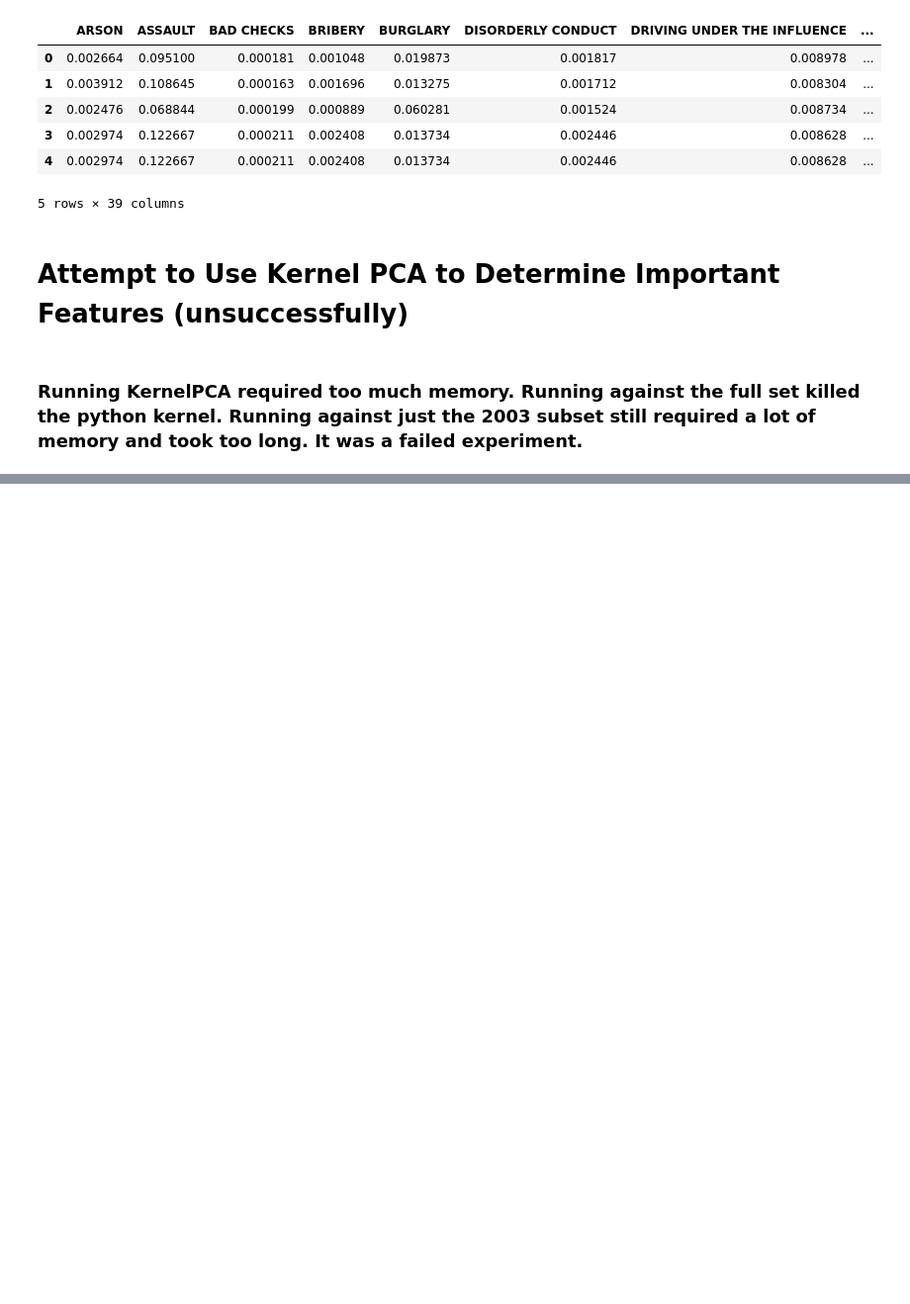
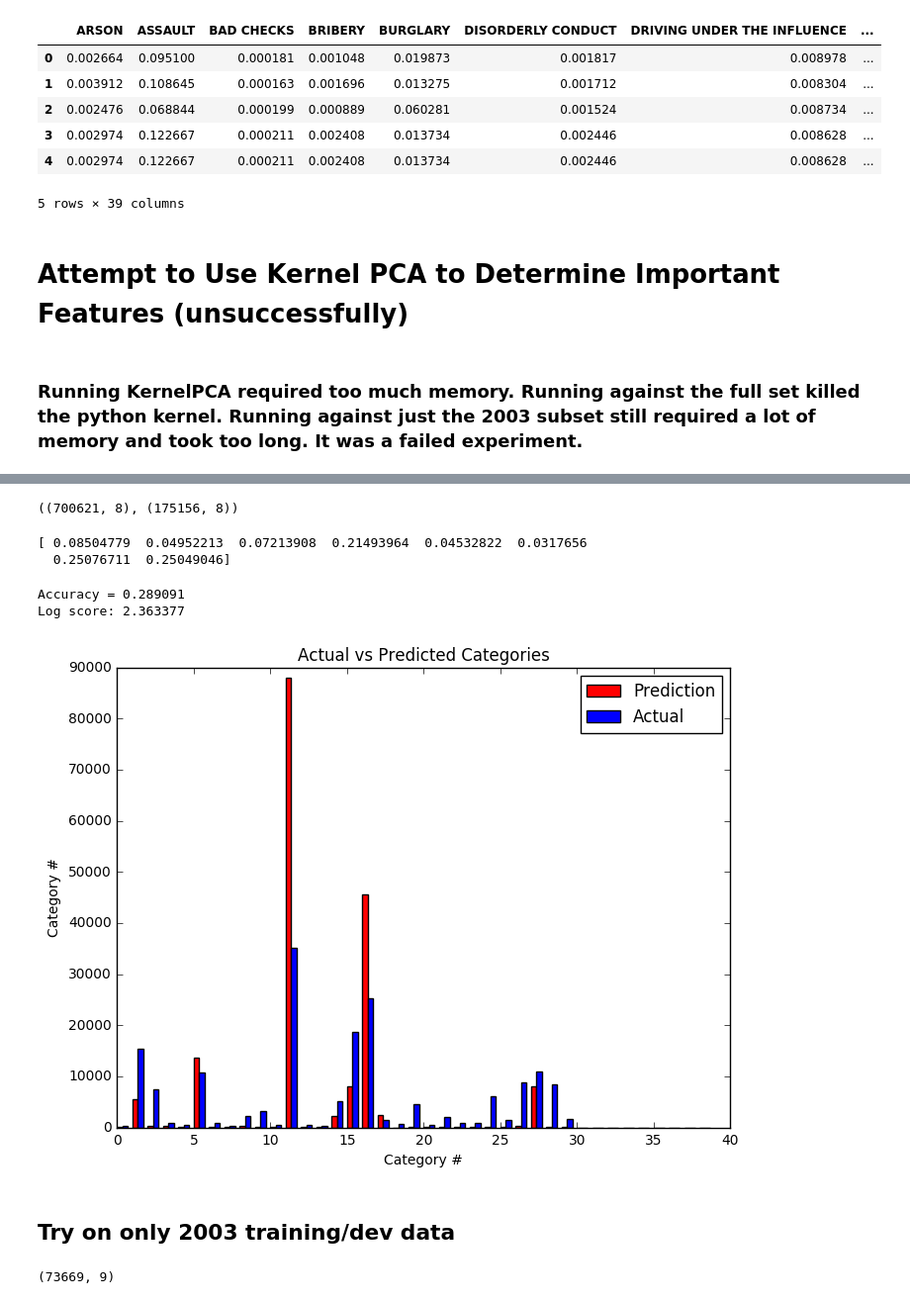
Before and after one commit to yhfan-ischool/W207-Final-Project, a Jupyter notebook: models/yhfan_experiments.ipynb, the cells around one changed output, grey strips where cells are left out. Shown at 99% size. Saved outputs shown, nothing was run; the diff lists cells and outputs as text; code cells hidden in the pictures; blank space fills up the shorter version.

```diff
--- a/models/yhfan_experiments.ipynb
+++ b/models/yhfan_experiments.ipynb
@@ -390,0 +446,3 @@ results.to_csv('../data/yhfan_submission.csv', index_label='Id')
+# %%
+train_labels_2 = pd.Series(reduced_raw_train_data.loc[:,'Category'].astype("category"))
+train_labels_2.head()
@@ -390,0 +457,18 @@ results.to_csv('../data/yhfan_submission.csv', index_label='Id')
+# %%
+X_train_pd_2, X_dev_pd_2, y_train_pd_2, y_dev_pd_2 = train_test_split(train_data_2.loc[:,['Year','Month','Day','MinutesAfterMidnight','DayNum','DistrictNum','X','Y']], train_labels_2, test_size = 0.2, random_state = 42)
+X_train_2 = X_train_pd_2.as_matrix(columns=('Year','Month','Day','MinutesAfterMidnight','DayNum','DistrictNum','X','Y'))
+y_train_2 = y_train_pd_2.codes
+X_dev_2 = X_dev_pd_2.as_matrix(columns=('Year','Month','Day','MinutesAfterMidnight','DayNum','DistrictNum','X','Y'))
+y_dev_2 = y_dev_pd_2.codes
+(X_train_2.shape, X_dev_2.shape)
+# %% [output]
+((700621, 8), (175156, 8))
+# %%
+xgb_model_4 = XGBClassifier(objective='multi:softprob', max_depth=6)
+xgb_model_4.fit(X_train_2, y_train_2, eval_metric='mlogloss')
+print(xgb_model_4.feature_importances_)
+# %% [output]
+[ 0.08504779  0.04952213  0.07213908  0.21493964  0.04532822  0.0317656
+  0.25076711  0.25049046]
+# %%
+y_dev_xgb_pred_2 = xgb_model_4.predict(X_dev_2)
@@ -390,0 +477,31 @@ results.to_csv('../data/yhfan_submission.csv', index_label='Id')
+# %%
+xgb_model_accuracy = metrics.accuracy_score(y_dev_2, y_dev_xgb_pred_2)
+print("Accuracy = {:f}".format(xgb_model_accuracy))
+xgb_model_log_loss = metrics.log_loss(y_dev_2, y_dev_xgb_pred_probs_2, labels=range(0,30))
+print("Log score: {:f}\n".format(xgb_model_log_loss))
+# %% [output]
+Accuracy = 0.289091
+Log score: 2.363377
+# %%
+fp4 = plt.figure(figsize=(8, 6))
+a = fp4.add_subplot(111)
+width = [0.35]
+pred_chart_xgb = a.bar(range(0,39), np.bincount(y_dev_xgb_pred_2, minlength=39), width, color='r')
+actual_chart_xgb = a.bar(np.array(range(0,39)) + width, np.bincount(y_dev_2, minlength=39), width, color='b')
+
+a.set_ylabel('Category #')
+a.set_xlabel('Category #')
+a.set_title('Actual vs Predicted Categories')
+
+a.legend((pred_chart_xgb[0], actual_chart_xgb[0]), ('Prediction', 'Actual'))
+
+plt.show()
+# %% [output]
+[figure, added]
+# %% [markdown]
+## Try on only 2003 training/dev data
+# %%
+train_data_2003 = reduced_raw_train_data[reduced_raw_train_data['Year'] == 2003].loc[:,['Year','Month','Day','Hour','MinutesAfterMidnight','DayNum','DistrictNum','X','Y']]
+train_data_2003.shape
+# %% [output]
+(73669, 9)
```
Also changed, not shown: parts of 48 cells of this notebook.
